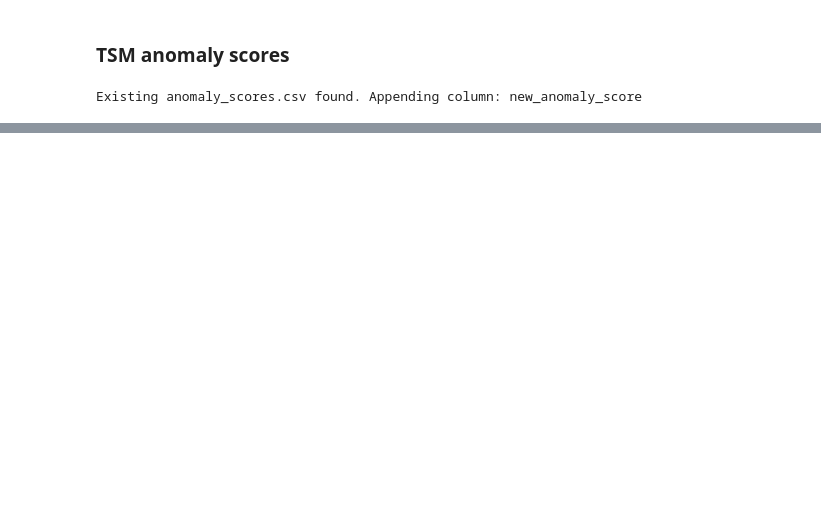
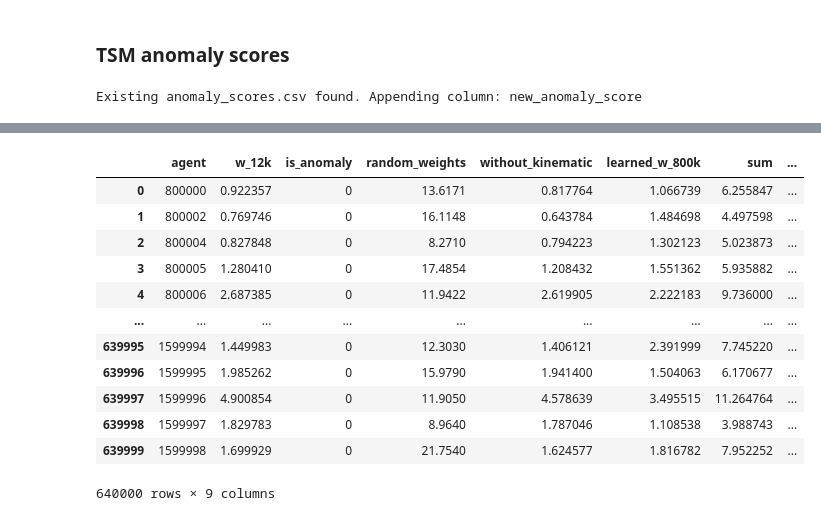
Before and after one commit to ChanukaRavishan/liad, a Jupyter notebook: framework/tsm/tsm_scores.ipynb, the cells around one changed output, grey strips where cells are left out. Cells and saved outputs as stored; diff of their text form; code cells hidden in the pictures; blank space fills up the shorter version.

```diff
--- a/framework/tsm/tsm_scores.ipynb
+++ b/framework/tsm/tsm_scores.ipynb
@@ -189,0 +446,19 @@ Skipping sum_of_scores (not found)
+# %%
+data = pd.read_csv('/Users/chanuka/Desktop/codespaces/liad/processed/anomaly_scores.csv')
+weekly = pd.read_csv('/Users/chanuka/Desktop/codespaces/liad/processed/anomaly_scores_weekly.csv')
+data = data.merge(weekly, on='agent', how='left')
+data
+# %% [output]
+|  | agent | w_12k | is_anomaly | random_weights | without_kinematic | learned_w_800k | sum | ... |
+| 0 | 800000 | 0.922357 | 0 | 13.6171 | 0.817764 | 1.066739 | 6.255847 | ... |
+| 1 | 800002 | 0.769746 | 0 | 16.1148 | 0.643784 | 1.484698 | 4.497598 | ... |
+| 2 | 800004 | 0.827848 | 0 | 8.2710 | 0.794223 | 1.302123 | 5.023873 | ... |
+| 3 | 800005 | 1.280410 | 0 | 17.4854 | 1.208432 | 1.551362 | 5.935882 | ... |
+| 4 | 800006 | 2.687385 | 0 | 11.9422 | 2.619905 | 2.222183 | 9.736000 | ... |
+| ... | ... | ... | ... | ... | ... | ... | ... | ... |
+| 639995 | 1599994 | 1.449983 | 0 | 12.3030 | 1.406121 | 2.391999 | 7.745220 | ... |
+| 639996 | 1599995 | 1.985262 | 0 | 15.9790 | 1.941400 | 1.504063 | 6.170677 | ... |
+| 639997 | 1599996 | 4.900854 | 0 | 11.9050 | 4.578639 | 3.495515 | 11.264764 | ... |
+| 639998 | 1599997 | 1.829783 | 0 | 8.9640 | 1.787046 | 1.108538 | 3.988743 | ... |
+| 639999 | 1599998 | 1.699929 | 0 | 21.7540 | 1.624577 | 1.816782 | 7.952252 | ... |
+640000 rows × 9 columns
```
Also changed, not shown: parts of 10 cells of this notebook, 7 other files.
